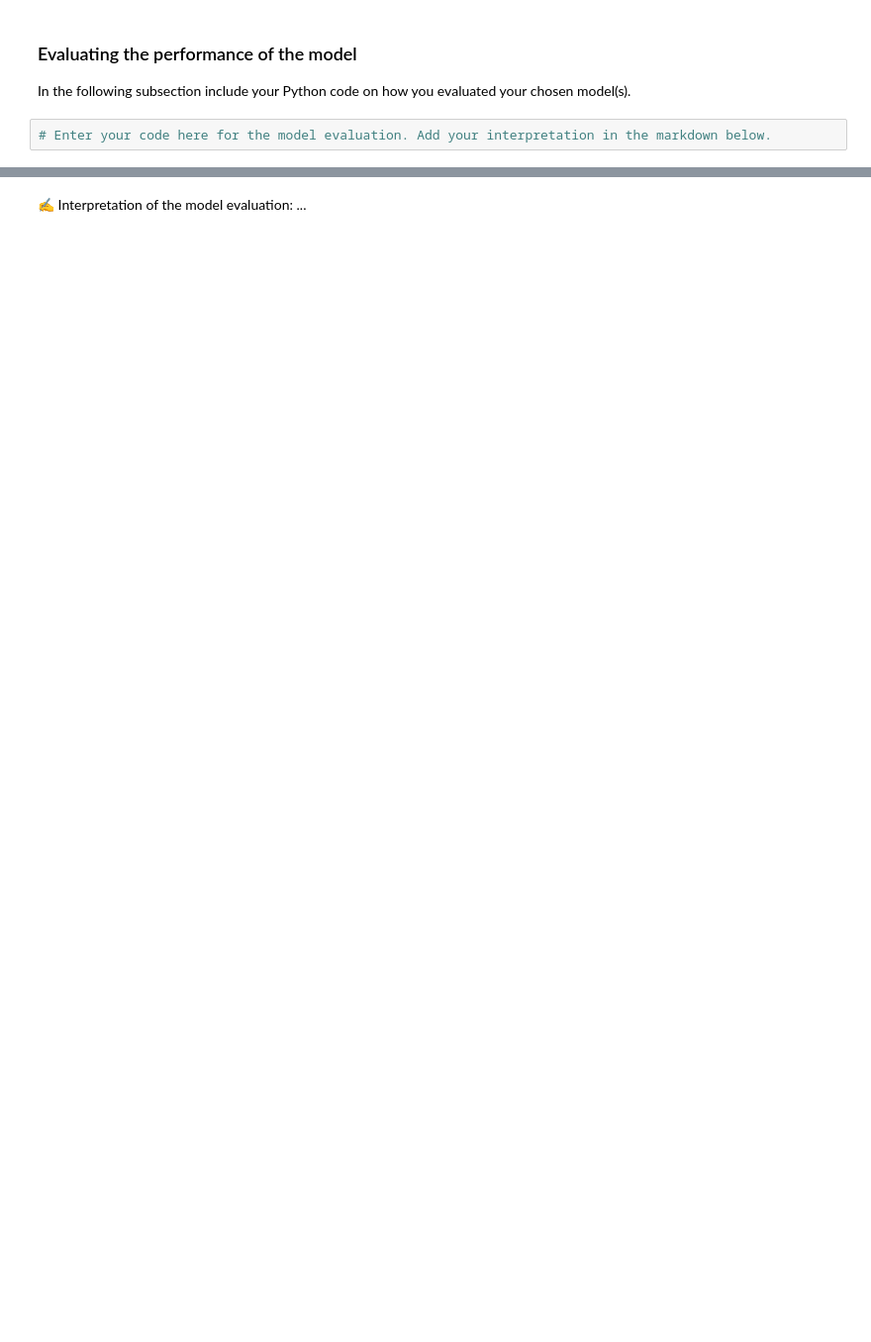
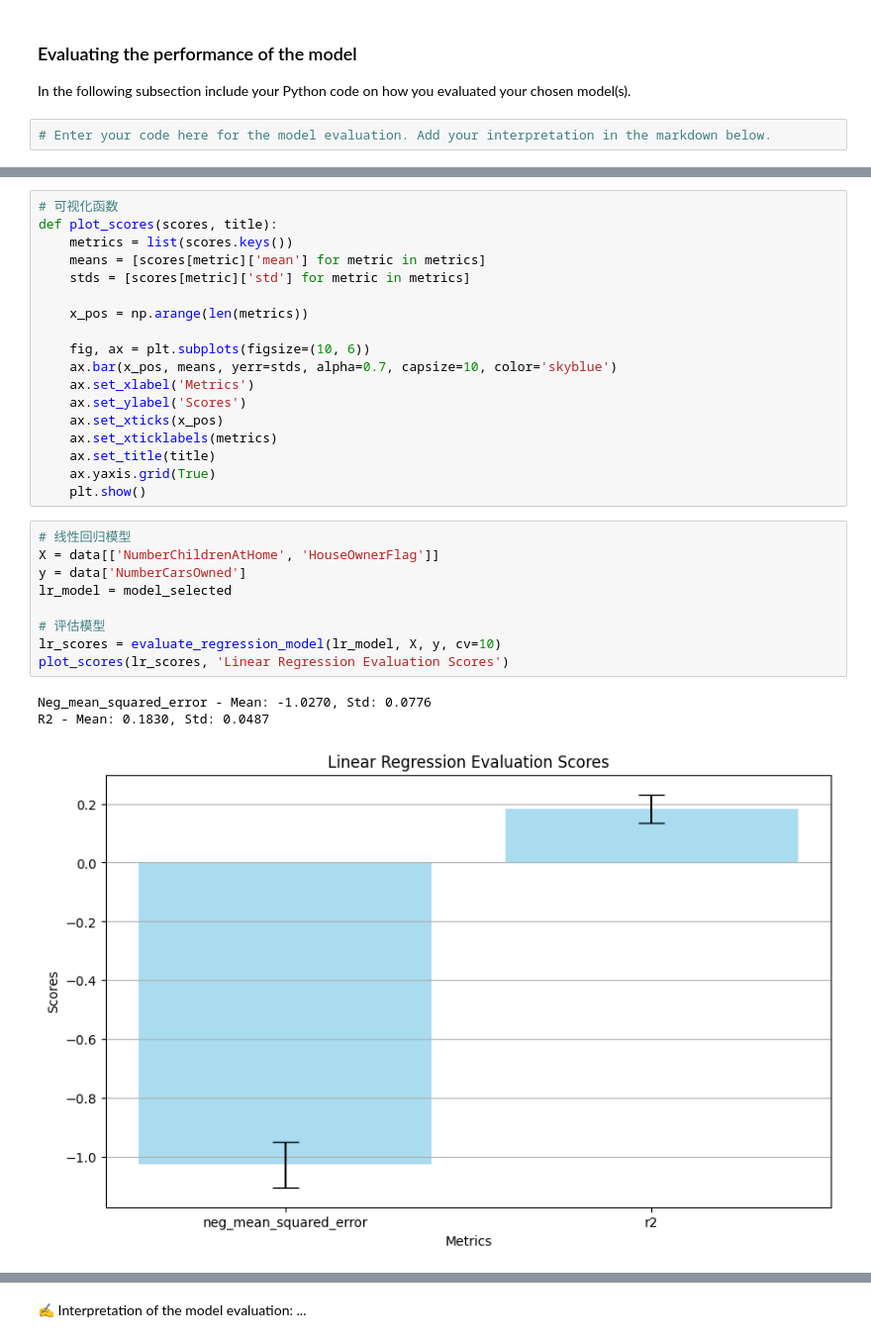
Before and after one commit to Chris-JunHao/group3, a Jupyter notebook: AdventureWork_Template_Final_Deliverable.ipynb, the cells around one changed output, grey strips where cells are left out. Shown at 99% size. Drawn from its saved outputs; the diff is of its cells as text; blank space fills up the shorter version.

```diff
--- a/AdventureWork_Template_Final_Deliverable.ipynb
+++ b/AdventureWork_Template_Final_Deliverable.ipynb
@@ -507,0 +589,31 @@ In the following subsection include your Python code on how you evaluated your c
+# %%
+# 可视化函数
+def plot_scores(scores, title):
+    metrics = list(scores.keys())
+    means = [scores[metric]['mean'] for metric in metrics]
+    stds = [scores[metric]['std'] for metric in metrics]
+
+    x_pos = np.arange(len(metrics))
+
+    fig, ax = plt.subplots(figsize=(10, 6))
+    ax.bar(x_pos, means, yerr=stds, alpha=0.7, capsize=10, color='skyblue')
+    ax.set_xlabel('Metrics')
+    ax.set_ylabel('Scores')
+    ax.set_xticks(x_pos)
+    ax.set_xticklabels(metrics)
+    ax.set_title(title)
+    ax.yaxis.grid(True)
+    plt.show()
+# %%
+# 线性回归模型
+X = data[['NumberChildrenAtHome', 'HouseOwnerFlag']]
+y = data['NumberCarsOwned']
+lr_model = model_selected
+
+# 评估模型
+lr_scores = evaluate_regression_model(lr_model, X, y, cv=10)
+plot_scores(lr_scores, 'Linear Regression Evaluation Scores')
+# %% [output]
+Neg_mean_squared_error - Mean: -1.0270, Std: 0.0776
+R2 - Mean: 0.1830, Std: 0.0487
+[figure, added]
```
Also changed, not shown: parts of 14 cells of this notebook.
